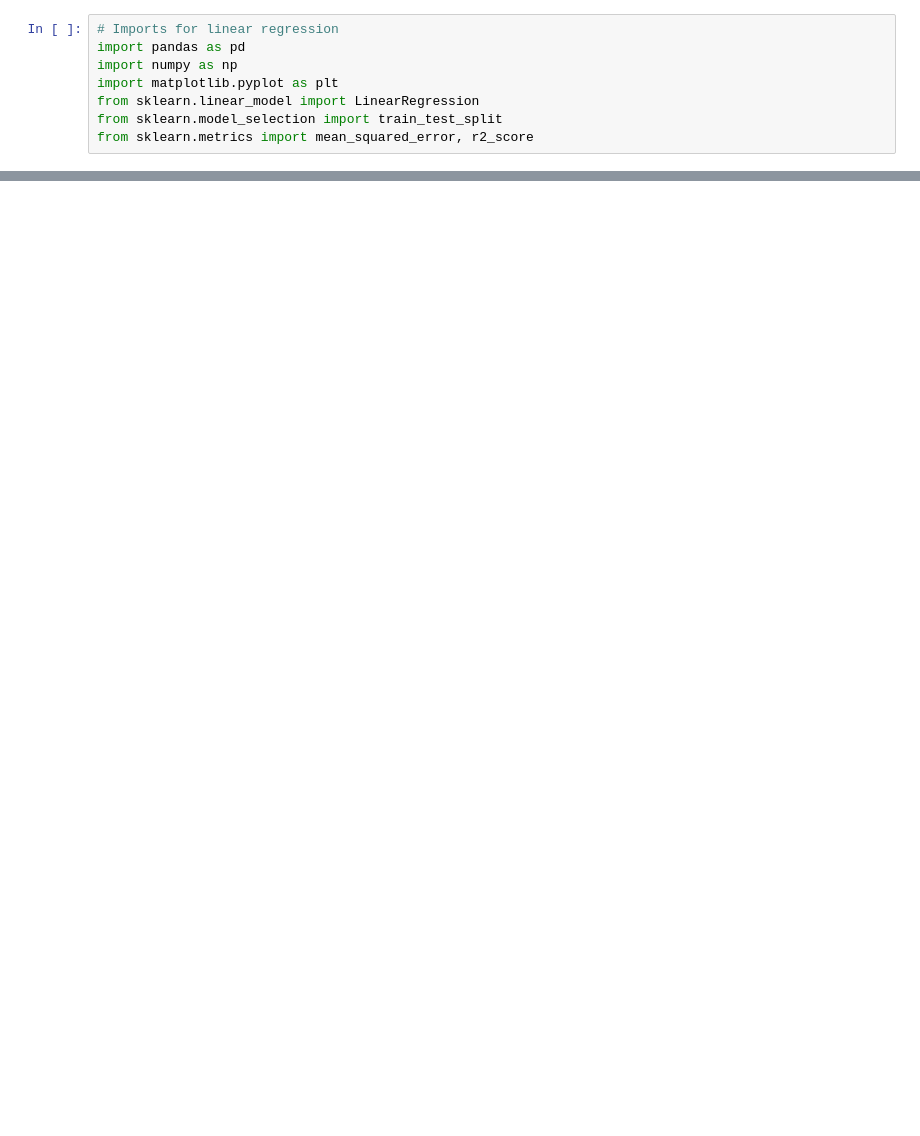
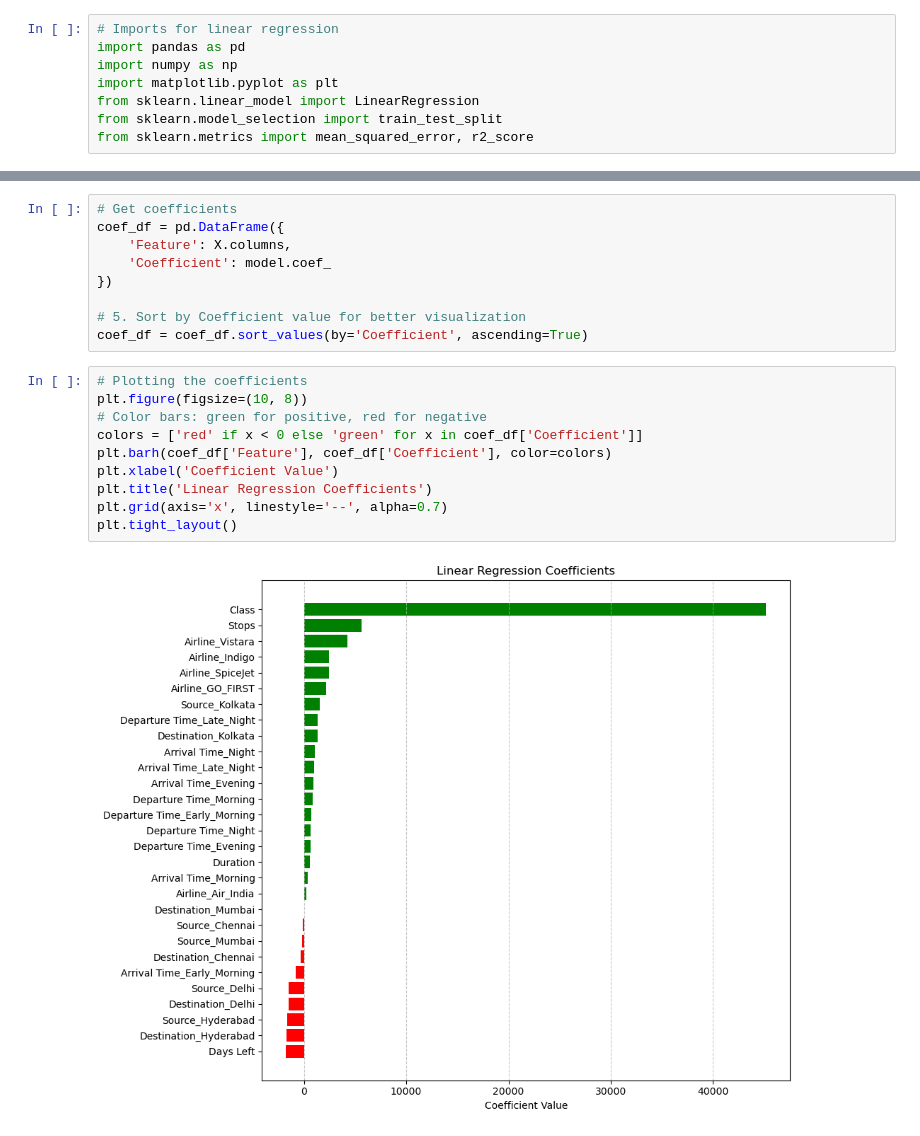
Before and after one commit to BrandonTang95/Flight-Price-Prediction-Project, a Jupyter notebook: Linear Regression.ipynb, the cells around one changed output, grey strips where cells are left out. Saved outputs shown, nothing was run; the diff lists cells and outputs as text; blank space fills up the shorter version.

```diff
--- a/Linear Regression.ipynb
+++ b/Linear Regression.ipynb
@@ -25,0 +64,21 @@ df
+# %%
+# Get coefficients
+coef_df = pd.DataFrame({
+    'Feature': X.columns,
+    'Coefficient': model.coef_
+})
+
+# 5. Sort by Coefficient value for better visualization
+coef_df = coef_df.sort_values(by='Coefficient', ascending=True)
+# %%
+# Plotting the coefficients
+plt.figure(figsize=(10, 8))
+# Color bars: green for positive, red for negative
+colors = ['red' if x < 0 else 'green' for x in coef_df['Coefficient']]
+plt.barh(coef_df['Feature'], coef_df['Coefficient'], color=colors)
+plt.xlabel('Coefficient Value')
+plt.title('Linear Regression Coefficients')
+plt.grid(axis='x', linestyle='--', alpha=0.7)
+plt.tight_layout()
+# %% [output]
+[figure, added]
```
Also changed, not shown: parts of 9 cells of this notebook, 2 other files.
